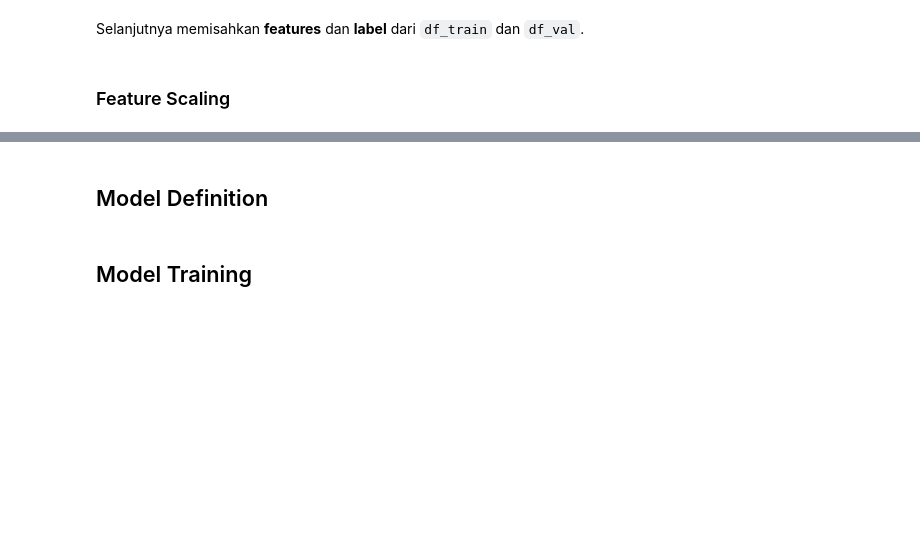
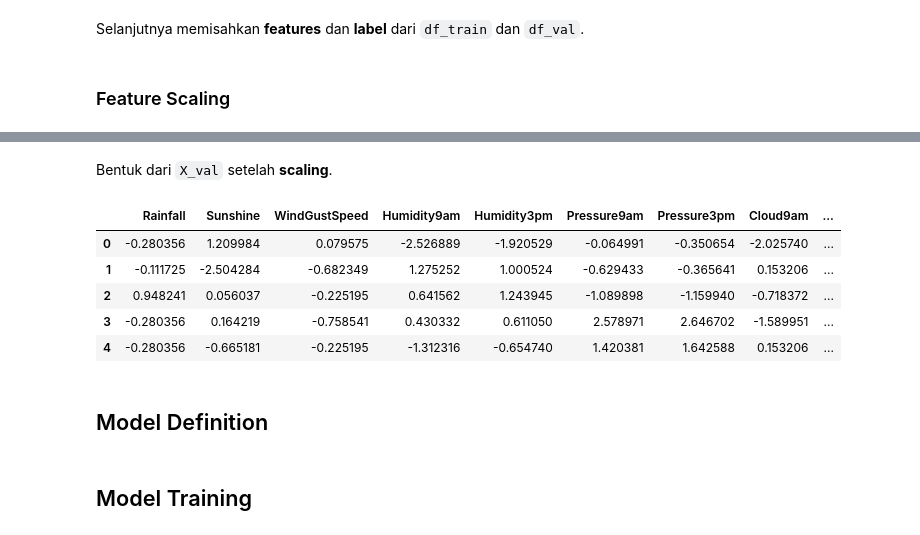
Before and after one commit to Penzragon/h8dsft_P1W1LGSVM, a Jupyter notebook: script.ipynb, the cells around one changed output, grey strips where cells are left out. Cells and saved outputs as stored; diff of their text form; code cells hidden in the pictures; blank space fills up the shorter version.

```diff
--- a/script.ipynb
+++ b/script.ipynb
@@ -682,3 +699,14 @@ X_val = pd.concat([X_val_scaled, X_val[['RainToday']]], axis=1)
+# %% [markdown]
+Bentuk dari `X_val` setelah **scaling**.
+# %%
+X_val.head()
+# %% [output]
+|  | Rainfall | Sunshine | WindGustSpeed | Humidity9am | Humidity3pm | Pressure9am | Pressure3pm | Cloud9am | ... |
+| 0 | -0.280356 | 1.209984 | 0.079575 | -2.526889 | -1.920529 | -0.064991 | -0.350654 | -2.025740 | ... |
+| 1 | -0.111725 | -2.504284 | -0.682349 | 1.275252 | 1.000524 | -0.629433 | -0.365641 | 0.153206 | ... |
+| 2 | 0.948241 | 0.056037 | -0.225195 | 0.641562 | 1.243945 | -1.089898 | -1.159940 | -0.718372 | ... |
+| 3 | -0.280356 | 0.164219 | -0.758541 | 0.430332 | 0.611050 | 2.578971 | 2.646702 | -1.589951 | ... |
+| 4 | -0.280356 | -0.665181 | -0.225195 | -1.312316 | -0.654740 | 1.420381 | 1.642588 | 0.153206 | ... |
 # %% [markdown]
 ## Model Definition
 # %%
```
Also changed, not shown: parts of 5 cells of this notebook.
